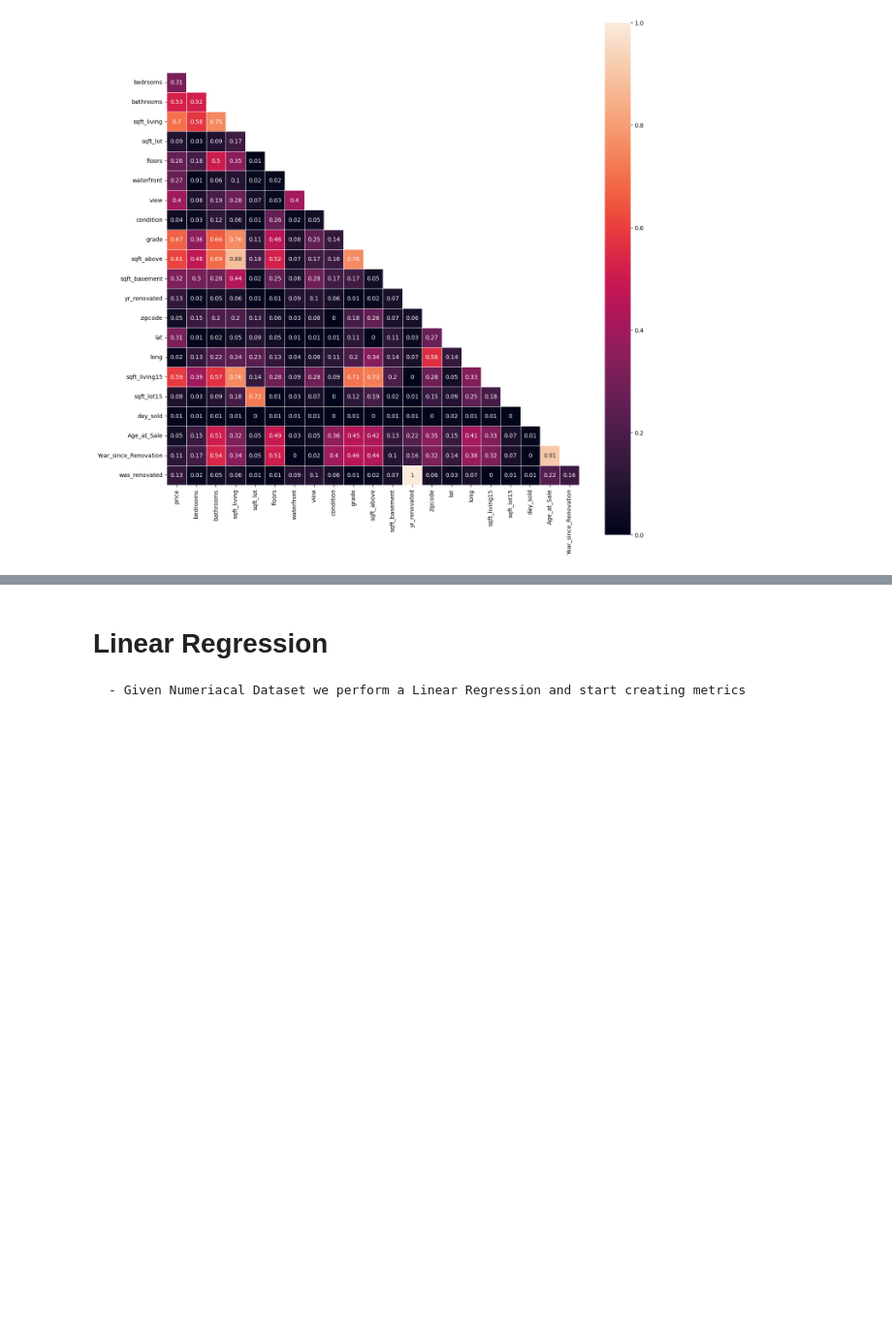
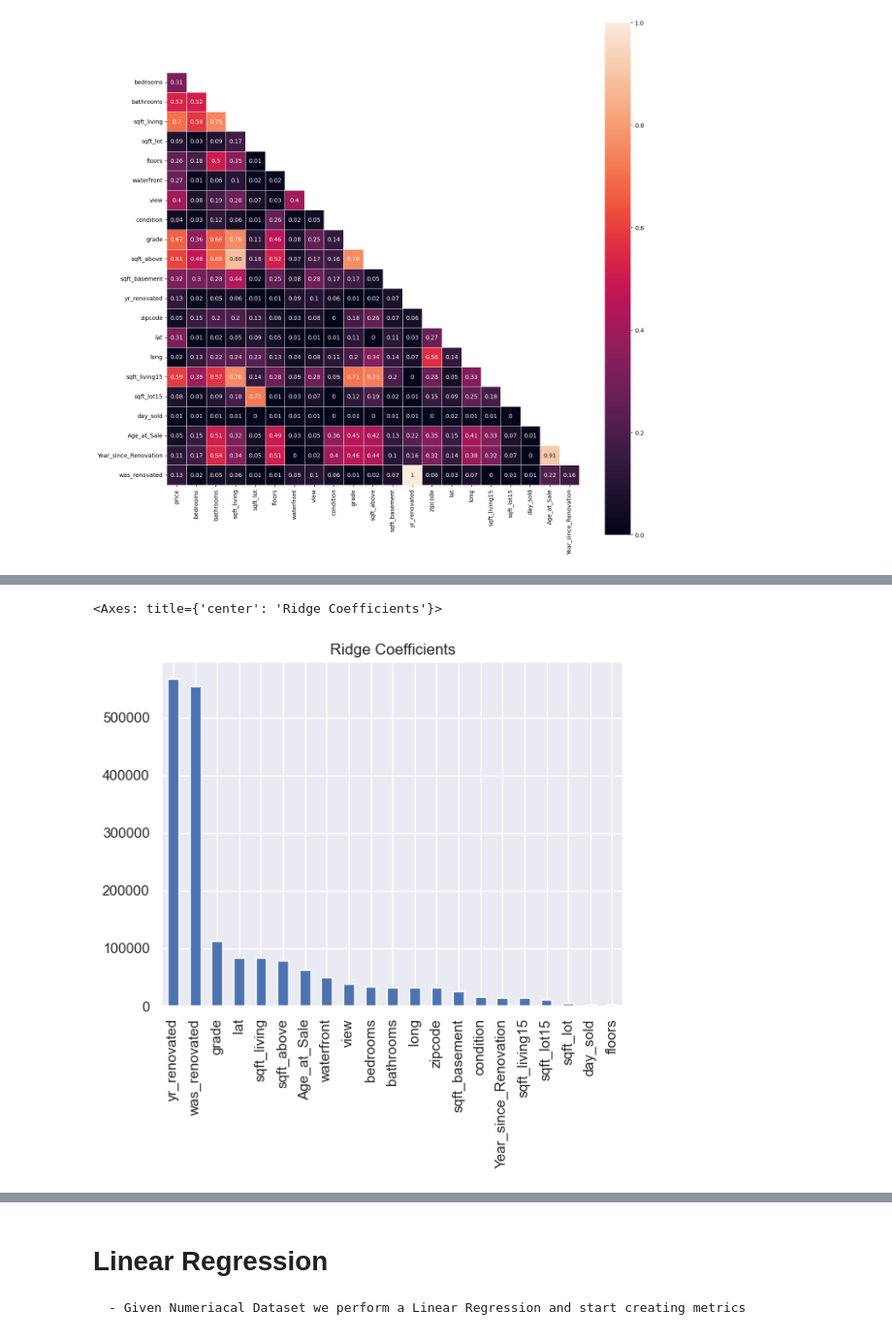
Before and after one commit to sheetansh/IronKaggle_DSML, a Jupyter notebook: Ironkaggle_FeatureEngineering.ipynb, the cells around one changed output, grey strips where cells are left out. Shown at 97% size. Saved outputs shown, nothing was run; the diff lists cells and outputs as text; code cells hidden in the pictures; blank space fills up the shorter version.

```diff
--- a/Ironkaggle_FeatureEngineering.ipynb
+++ b/Ironkaggle_FeatureEngineering.ipynb
@@ -405,0 +473,14 @@ generate_heatmap(Cleaned_Dataset)
+# %%
+ridge_regressor = Ridge(random_state=seed)
+ridge_regressor.fit(X_train_standard, y_train)
+
+
+# Regression coefficients
+
+coefs_ridge = pd.Series(np.abs(ridge_regressor.coef_), features).sort_values(ascending=False)
+# %%
+sns.set_theme()
+coefs_ridge.plot(kind='bar', title='Ridge Coefficients')
+# %% [output]
+<Axes: title={'center': 'Ridge Coefficients'}>
+[figure, added]
```
Also changed, not shown: parts of 18 cells of this notebook.
